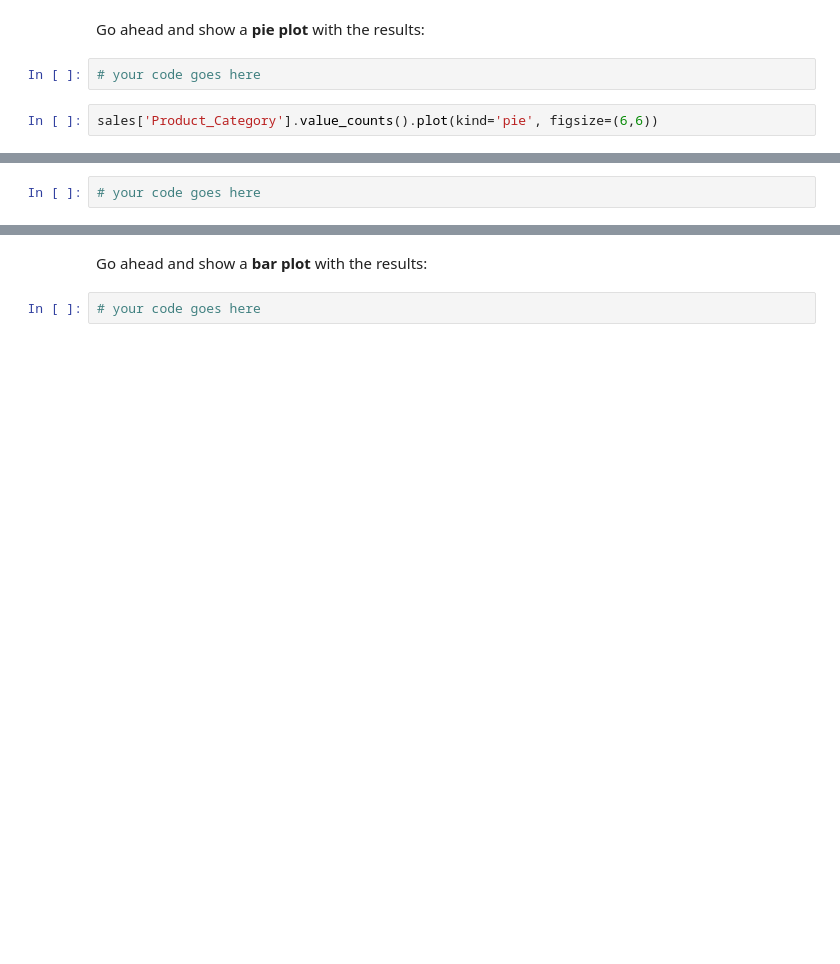
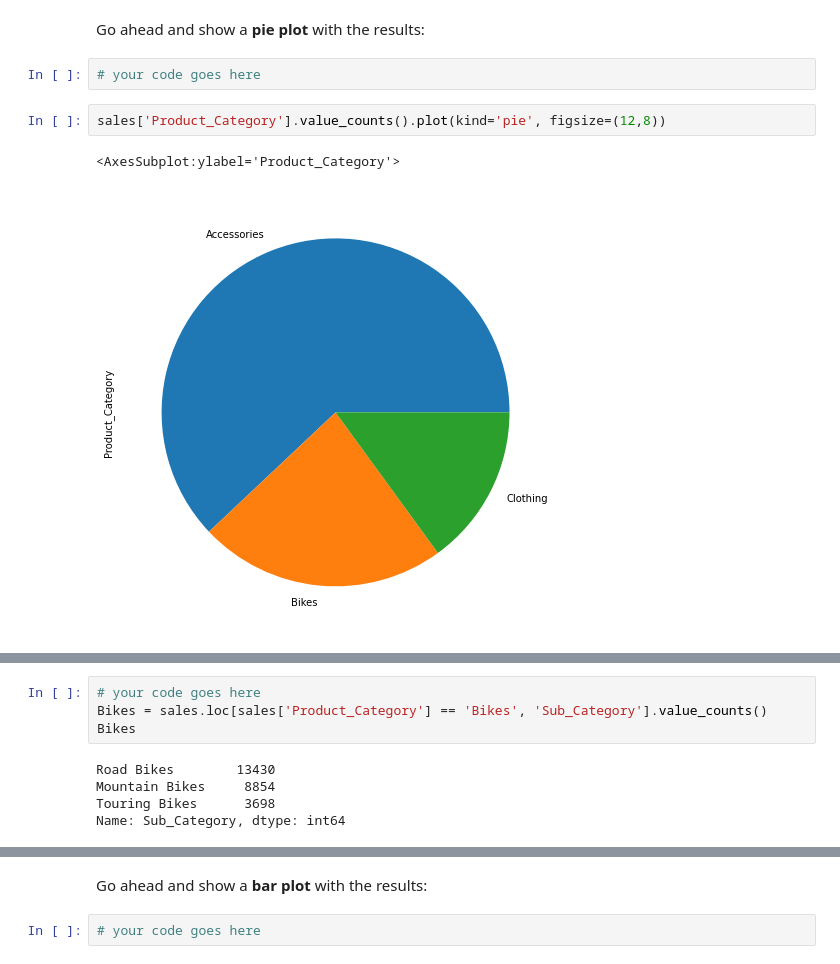
Before and after one commit to tokoth/FreeCodeCamp-Pandas-Real-Life-Example, a Jupyter notebook: Exercises_1.ipynb, the cells around one changed output, grey strips where cells are left out. Cells and saved outputs as stored; diff of their text form; blank space fills up the shorter version.

```diff
--- a/Exercises_1.ipynb
+++ b/Exercises_1.ipynb
@@ -264,10 +416,20 @@ Go ahead and show a <b>pie plot</b> with the results:
 # %%
 # your code goes here
 # %%
-sales['Product_Category'].value_counts().plot(kind='pie', figsize=(6,6))
+sales['Product_Category'].value_counts().plot(kind='pie', figsize=(12,8))
+# %% [output]
+<AxesSubplot:ylabel='Product_Category'>
+[figure, added]
 # %% [markdown]
 ![green-divider](https://user-images.githubusercontent.com/7065401/52071924-c003ad80-2562-11e9-8297-1c6595f8a7ff.png)
 
 ### How many orders were made per accessory sub-categories?
 # %%
 # your code goes here
+Bikes = sales.loc[sales['Product_Category'] == 'Bikes', 'Sub_Category'].value_counts()
+Bikes
+# %% [output]
+Road Bikes        13430
+Mountain Bikes     8854
+Touring Bikes      3698
+Name: Sub_Category, dtype: int64
```
Also changed, not shown: parts of 42 cells of this notebook.
